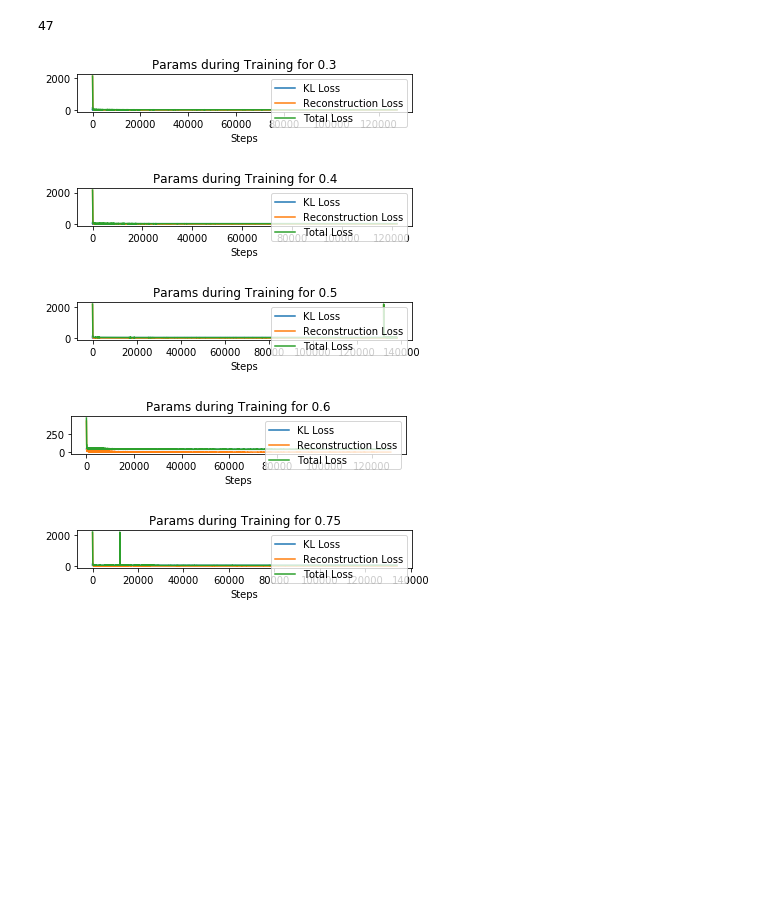
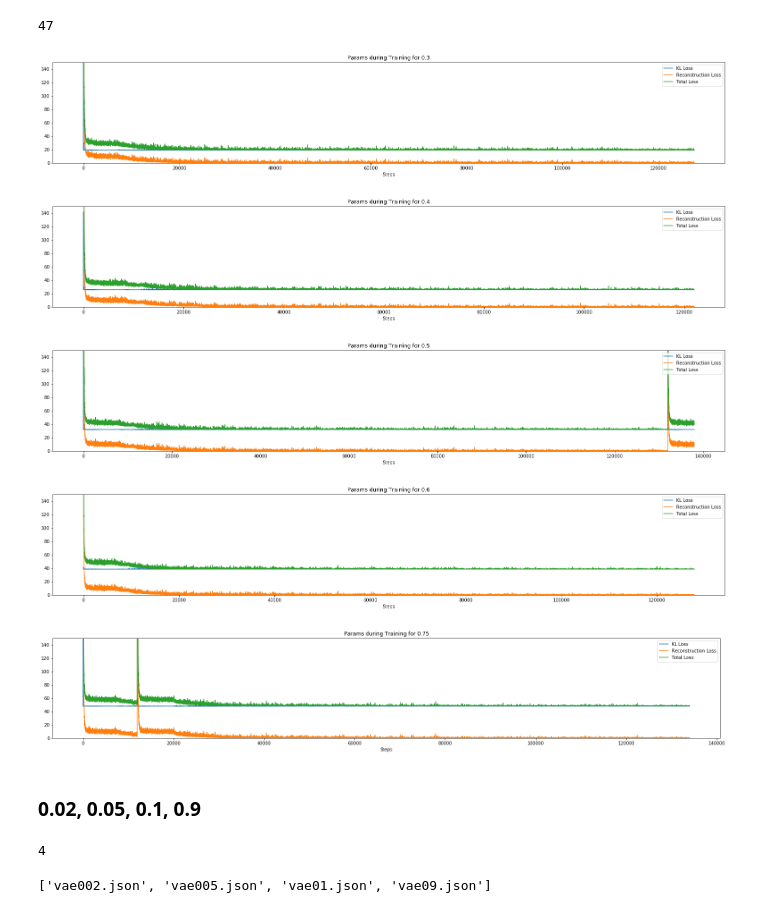
Before and after one commit to dakaun/worldmodel, a Jupyter notebook: WorldModelsExperiments/playground/VAEClipping.ipynb, the cells around one changed output. Cells and saved outputs as stored; diff of their text form; code cells hidden in the pictures; blank space fills up the shorter version.

```diff
--- a/WorldModelsExperiments/playground/VAEClipping.ipynb
+++ b/WorldModelsExperiments/playground/VAEClipping.ipynb
@@ -203,34 +203,38 @@ vae_train_param_complete.append(vae_param_list07)
 # %%
 i=0
 kl_tolerance = [0.3,0.4,0.5,0.6,0.75]
-#fig = plt.figure(figsize=(40,10))
+#fig = plt.figure(figsize=(12,12))
 for model in vae_train_param_complete: # jedes model
     params_per_file = []
     for elem in model: # jedes file aus model
         with open(path + elem, 'r') as file:
             train_param = json.load(file)
         params_per_file.append(train_param)
 
     kl_loss = []
     r_loss = []
     train_loss = []
     for item in params_per_file:
         for subitem in item:
             kl_loss.append(subitem['kl_loss'])
             r_loss.append(subitem['r_loss'])
             train_loss.append(subitem['train_loss'])
+    fig = plt.figure(figsize=(27,24))
     plt.subplot(5,1,i+1)
     plt.plot(kl_loss, label='KL Loss')
     plt.plot(r_loss, label='Reconstruction Loss')
     plt.plot(train_loss, label='Total Loss')
+    plt.ylim((0,150))
     plt.legend(loc='upper right')
     plt.xlabel('Steps')
     plt.title('Params during Training for '+ str(kl_tolerance[i]))
     plt.show()
     i+=1
 # %% [output]
-[figure, old version]
+[figure, new version]
-[figure, old version]
+[figure, new version]
-[figure, old version]
+[figure, new version]
-[figure, old version]
+[figure, new version]
-[figure, old version]
+[figure, new version]
+# %% [markdown]
+### 0.02, 0.05, 0.1, 0.9
@@ -236,0 +243,14 @@ for model in vae_train_param_complete: # jedes model
+# %%
+vaelist = os.listdir(path)
+vae_modellist = []
+for model in vaelist:
+    if 'train_param' not in model:
+        vae_modellist.append(model)
+vae_modellist.sort()
+len(vae_modellist)
+# %% [output]
+4
+# %%
+vae_modellist
+# %% [output]
+['vae002.json', 'vae005.json', 'vae01.json', 'vae09.json']
```
Also changed, not shown: parts of 7 cells of this notebook.
